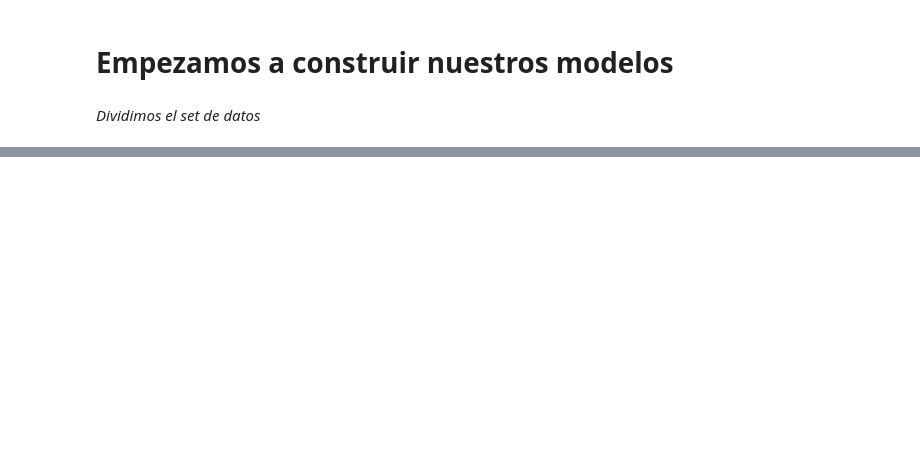
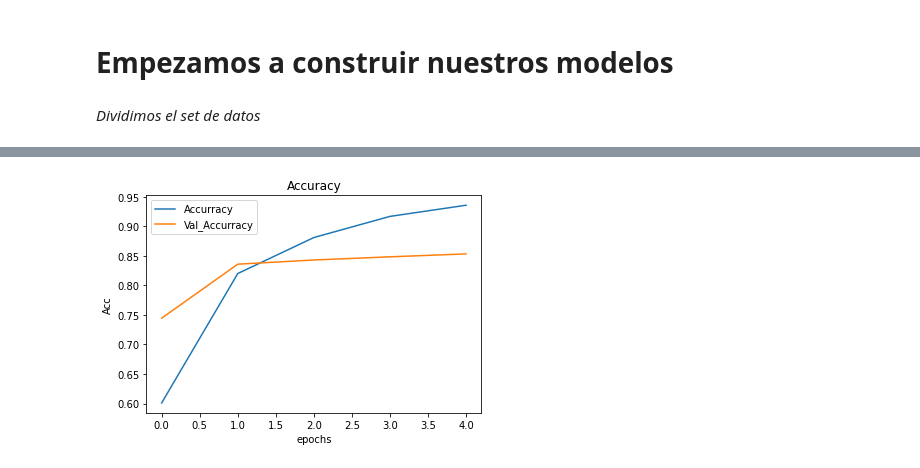
Before and after one commit to javivi235/SentimentAnalysis, a Jupyter notebook: Proyecto_FInal.ipynb, the cells around one changed output, grey strips where cells are left out. Drawn from its saved outputs; the diff is of its cells as text; code cells hidden in the pictures; blank space fills up the shorter version.

```diff
--- a/Proyecto_FInal.ipynb
+++ b/Proyecto_FInal.ipynb
@@ -352 +385,5 @@ dataProcessed["codified_review"] = encoded_phrases
+# %%
+from tensorflow.python.keras.preprocessing.text import Tokenizer
+tokenizer = Tokenizer(num_words = 60000)
+tokenizer.fit_on_texts(tokendata["review"])
 # %%
@@ -361,8 +397,0 @@ dataProcessed.head()
-# %%
-tokendata  = pd.DataFrame()
-tokendata["review"] = dataProcessed["review_clean"]
-tokendata["sentiment"] = dataProcessed["sentiment"]
-# %%
-from tensorflow.python.keras.preprocessing.text import Tokenizer
-tokenizer = Tokenizer(num_words = 80000)
-tokenizer.fit_on_texts(tokendata["review"])
@@ -461,7 +486,7 @@ model = Sequential()
 
 embedding_size = 50
 
-model.add(Embedding(input_dim=80000,output_dim=embedding_size,input_length=max_tokens,name='embedding_layer'))
+model.add(Embedding(input_dim=60000,output_dim=embedding_size,input_length=max_tokens,name='embedding_layer'))
 
 model.add(LSTM(units=16, return_sequences=True))
 model.add(Dropout(0.1))
@@ -512,0 +538,11 @@ Epoch 5/5
+# %%
+plt.figure()
+plt.plot(history.history["accuracy"], label = "Accurracy")
+plt.plot(history.history["val_accuracy"], label = "Val_Accurracy")
+plt.title("Accuracy")
+plt.ylabel("Acc")
+plt.xlabel("epochs")
+plt.legend()
+plt.show()
+# %% [output]
+[figure, added]
```
Also changed, not shown: parts of 49 cells of this notebook.
